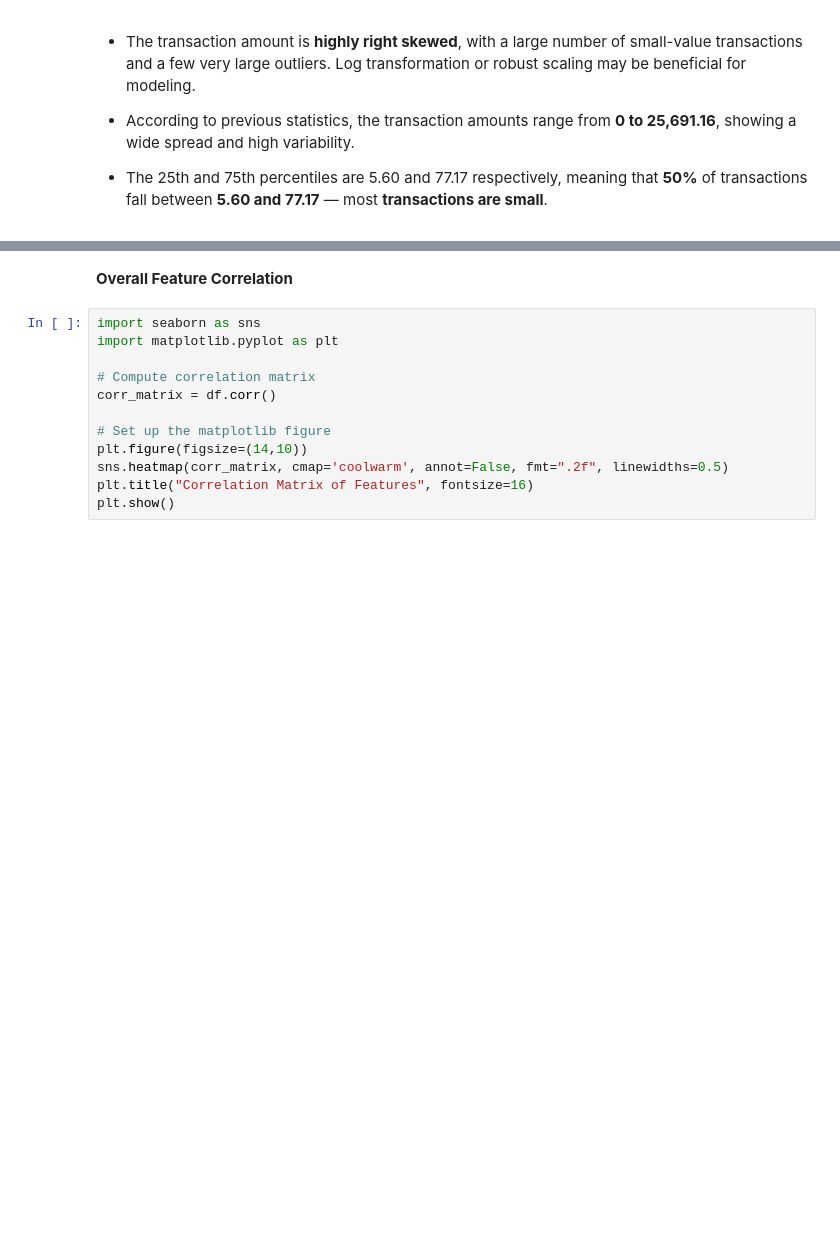
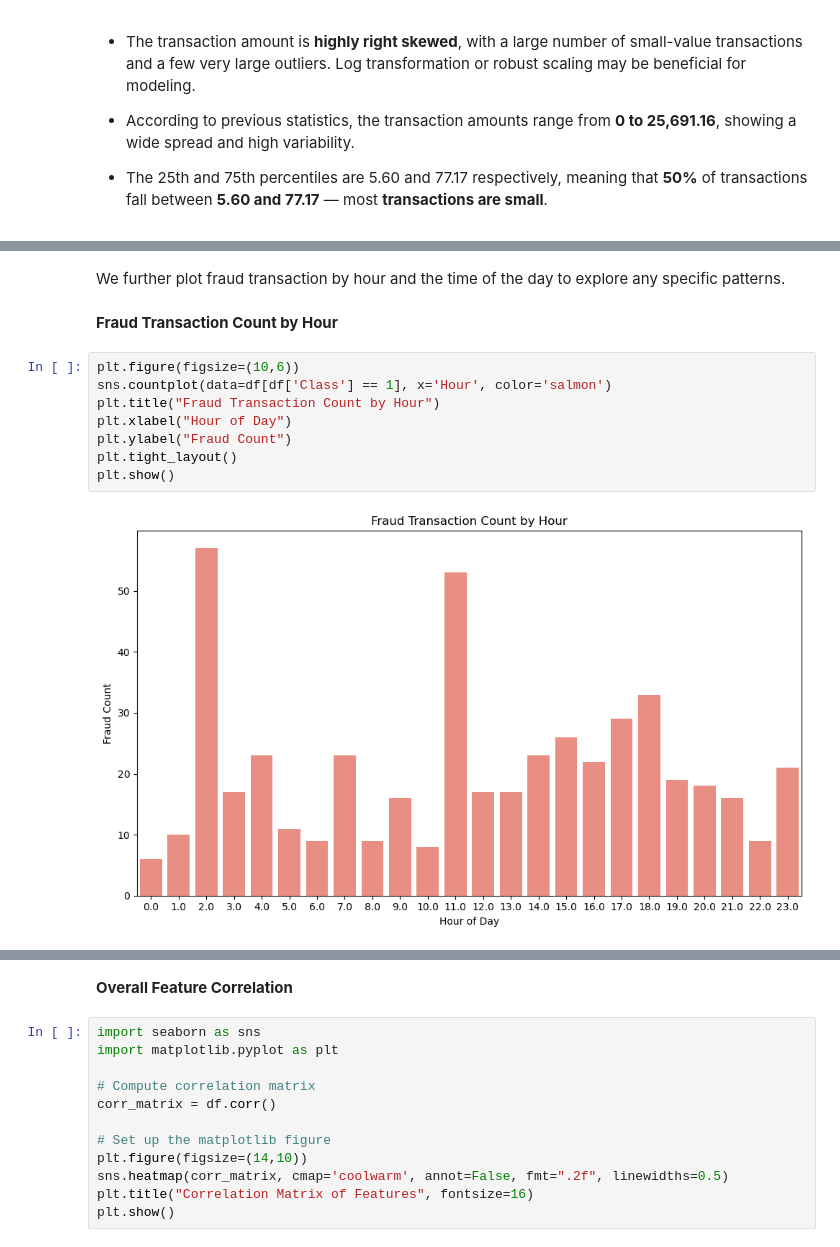
Before and after one commit to Geethika2506/Machine-Learning-final-project, a Jupyter notebook: Final_project.ipynb, the cells around one changed output, grey strips where cells are left out. Drawn from its saved outputs; the diff is of its cells as text; blank space fills up the shorter version.

```diff
--- a/Final_project.ipynb
+++ b/Final_project.ipynb
@@ -227,0 +245,14 @@ plt.show()
+# %% [markdown]
+We further plot fraud transaction by hour and the time of the day to explore any specific patterns.
+# %% [markdown]
+**Fraud Transaction Count by Hour**
+# %%
+plt.figure(figsize=(10,6))
+sns.countplot(data=df[df['Class'] == 1], x='Hour', color='salmon')
+plt.title("Fraud Transaction Count by Hour")
+plt.xlabel("Hour of Day")
+plt.ylabel("Fraud Count")
+plt.tight_layout()
+plt.show()
+# %% [output]
+[figure, added]
```
Also changed, not shown: parts of 61 cells of this notebook.
